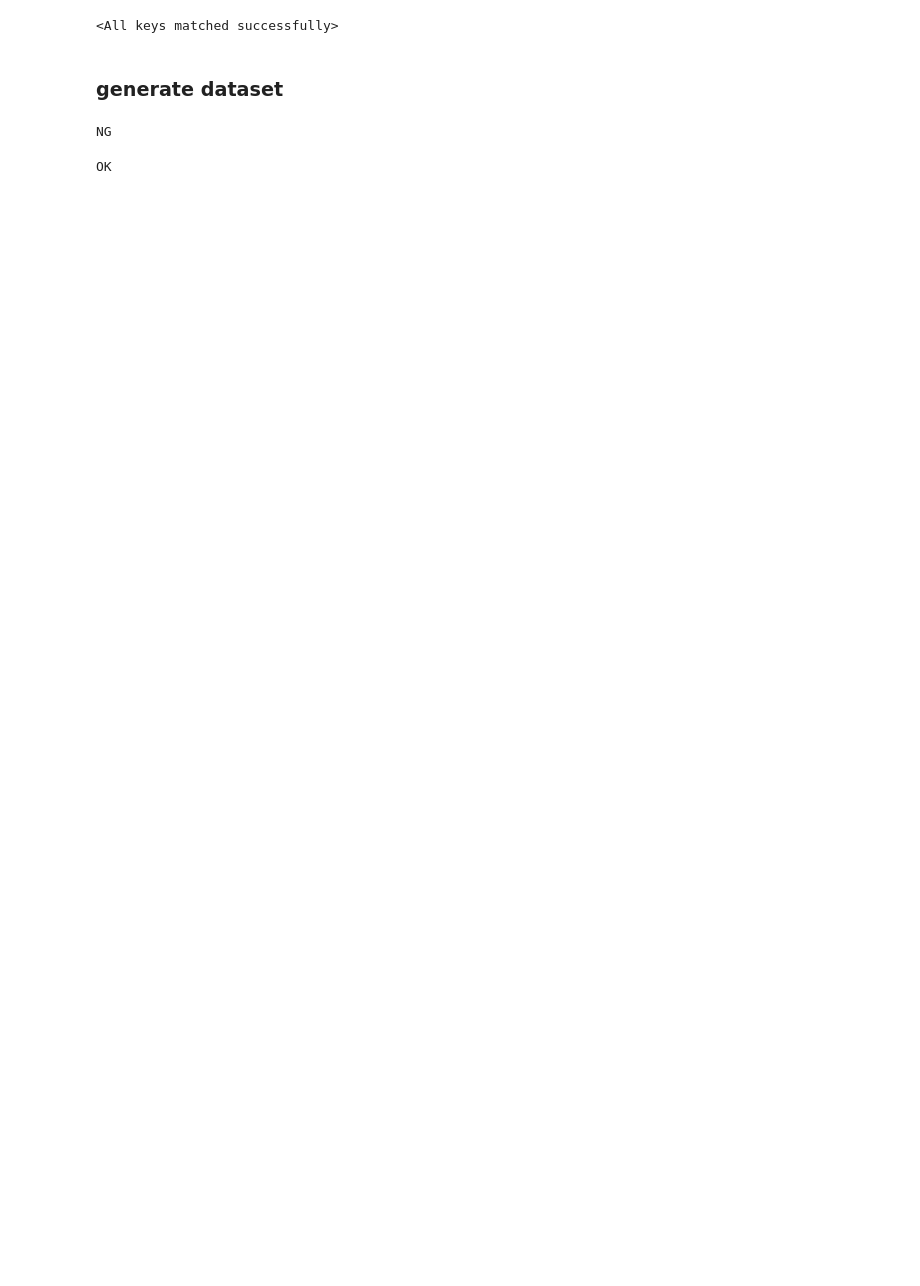
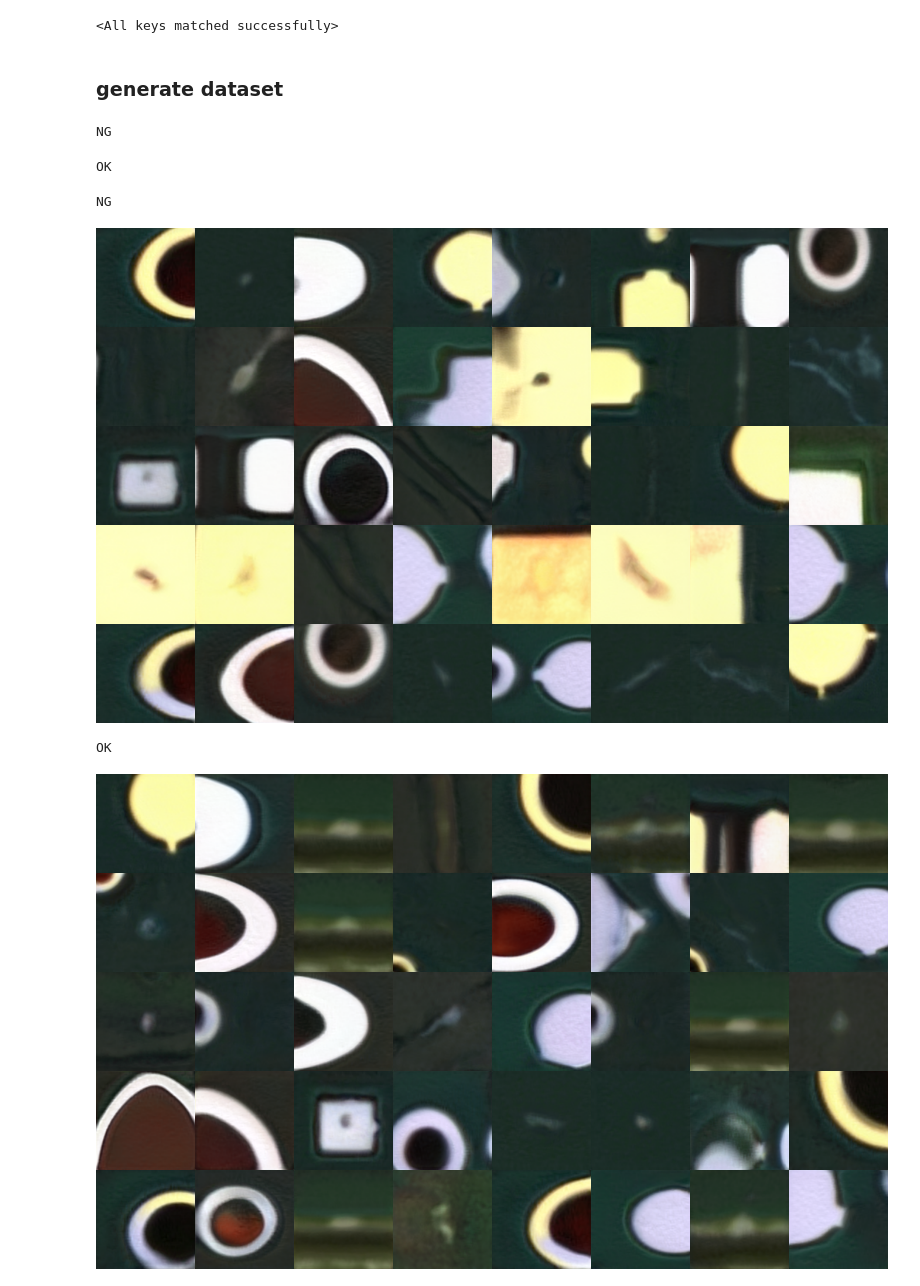
Before and after one commit to jimmYA-1995/StyleGAN2_Pytorch, a Jupyter notebook: generate_samples.ipynb, the cells around one changed output. Cells and saved outputs as stored; diff of their text form; code cells hidden in the pictures; blank space fills up the shorter version.

```diff
--- a/generate_samples.ipynb
+++ b/generate_samples.ipynb
@@ -62,3 +57,34 @@ for i in range(LABEL_SIZE):
 # %% [output]
 NG
 OK
+# %%
+def gallery(array, ncols=1):
+    nindex, height, width, intensity = array.shape
+    nrows = nindex//ncols
+    assert nindex == nrows*ncols
+    # want result.shape = (height*nrows, width*ncols, intensity)
+    result = (array.reshape(nrows, ncols, height, width, intensity)
+              .swapaxes(1,2)
+              .reshape(height*nrows, width*ncols, intensity))
+    return result
+# %%
+import random
+import skimage.io as io
+
+# grid image
+data_root = Path('~/yct/samples_0930').expanduser()
+for clas in ['NG', 'OK']:
+    print(clas)
+    samples = []
+    img_paths = random.sample(list((data_root / clas).glob('*.png')), 40)
+    for p in img_paths:
+        samples.append(io.imread(p))
+
+    grid_img = Image.fromarray(gallery(np.array(samples), ncols=8))
+    # grid_img.save(OUT_DIR / SUB_CLASS[i] / 'grid.png')
+    display(grid_img)
+# %% [output]
+NG
+[figure, added]
+OK
+[figure, added]
```
Also changed, not shown: parts of 1 cell of this notebook.
